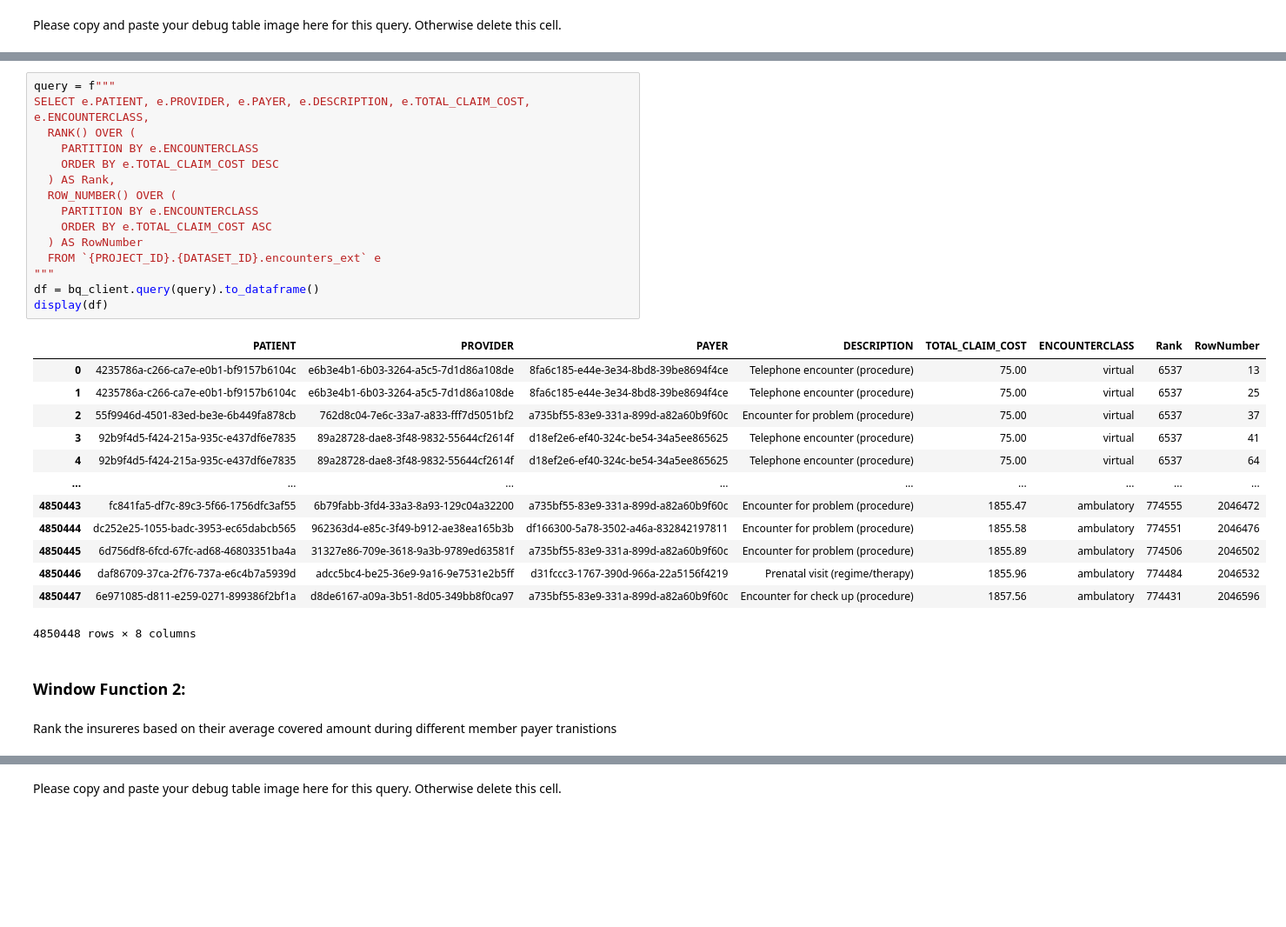
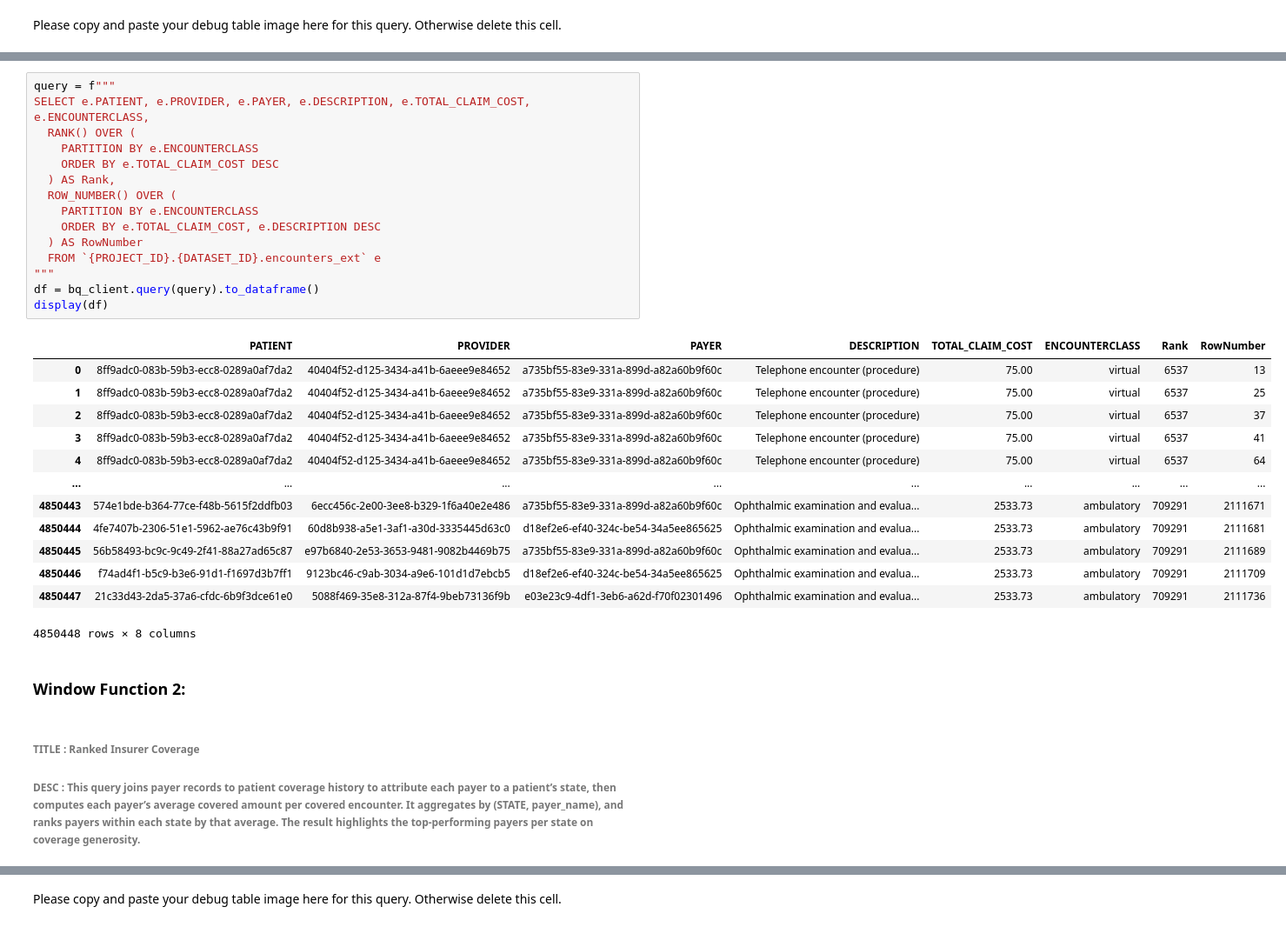
Before and after one commit to nick-allen21/synthetic_patient_analysis, a Jupyter notebook: nallen21_project1.ipynb, the cells around one changed output, grey strips where cells are left out. Shown: that part at 87% size. Saved outputs shown, nothing was run; the diff lists cells and outputs as text; blank space fills up the shorter version.

```diff
--- a/nallen21_project1.ipynb
+++ b/nallen21_project1.ipynb
@@ -515,36 +498,37 @@ Rank encounter classes by their decreasing total claims cost and the row count b
 # %%
 query = f"""
 SELECT e.PATIENT, e.PROVIDER, e.PAYER, e.DESCRIPTION, e.TOTAL_CLAIM_COST, e.ENCOUNTERCLASS,
   RANK() OVER (
     PARTITION BY e.ENCOUNTERCLASS
     ORDER BY e.TOTAL_CLAIM_COST DESC
   ) AS Rank,
   ROW_NUMBER() OVER (
     PARTITION BY e.ENCOUNTERCLASS
-    ORDER BY e.TOTAL_CLAIM_COST ASC
+    ORDER BY e.TOTAL_CLAIM_COST, e.DESCRIPTION DESC
   ) AS RowNumber
   FROM `{PROJECT_ID}.{DATASET_ID}.encounters_ext` e
 """
 df = bq_client.query(query).to_dataframe()
 display(df)
 # %% [output]
 |  | PATIENT | PROVIDER | PAYER | DESCRIPTION | TOTAL_CLAIM_COST | ENCOUNTERCLASS | Rank | RowNumber |
-| 0 | 4235786a-c266-ca7e-e0b1-bf9157b6104c | e6b3e4b1-6b03-3264-a5c5-7d1d86a108de | 8fa6c185-e44e-3e34-8bd8-39be8694f4ce | Telephone encounter (procedure) | 75.00 | virtual | 6537 | 13 |
-| 1 | 4235786a-c266-ca7e-e0b1-bf9157b6104c | e6b3e4b1-6b03-3264-a5c5-7d1d86a108de | 8fa6c185-e44e-3e34-8bd8-39be8694f4ce | Telephone encounter (procedure) | 75.00 | virtual | 6537 | 25 |
-| 2 | 55f9946d-4501-83ed-be3e-6b449fa878cb | 762d8c04-7e6c-33a7-a833-fff7d5051bf2 | a735bf55-83e9-331a-899d-a82a60b9f60c | Encounter for problem (procedure) | 75.00 | virtual | 6537 | 37 |
-| 3 | 92b9f4d5-f424-215a-935c-e437df6e7835 | 89a28728-dae8-3f48-9832-55644cf2614f | d18ef2e6-ef40-324c-be54-34a5ee865625 | Telephone encounter (procedure) | 75.00 | virtual | 6537 | 41 |
-| 4 | 92b9f4d5-f424-215a-935c-e437df6e7835 | 89a28728-dae8-3f48-9832-55644cf2614f | d18ef2e6-ef40-324c-be54-34a5ee865625 | Telephone encounter (procedure) | 75.00 | virtual | 6537 | 64 |
+| 0 | 8ff9adc0-083b-59b3-ecc8-0289a0af7da2 | 40404f52-d125-3434-a41b-6aeee9e84652 | a735bf55-83e9-331a-899d-a82a60b9f60c | Telephone encounter (procedure) | 75.00 | virtual | 6537 | 13 |
+| 1 | 8ff9adc0-083b-59b3-ecc8-0289a0af7da2 | 40404f52-d125-3434-a41b-6aeee9e84652 | a735bf55-83e9-331a-899d-a82a60b9f60c | Telephone encounter (procedure) | 75.00 | virtual | 6537 | 25 |
+| 2 | 8ff9adc0-083b-59b3-ecc8-0289a0af7da2 | 40404f52-d125-3434-a41b-6aeee9e84652 | a735bf55-83e9-331a-899d-a82a60b9f60c | Telephone encounter (procedure) | 75.00 | virtual | 6537 | 37 |
+| 3 | 8ff9adc0-083b-59b3-ecc8-0289a0af7da2 | 40404f52-d125-3434-a41b-6aeee9e84652 | a735bf55-83e9-331a-899d-a82a60b9f60c | Telephone encounter (procedure) | 75.00 | virtual | 6537 | 41 |
+| 4 | 8ff9adc0-083b-59b3-ecc8-0289a0af7da2 | 40404f52-d125-3434-a41b-6aeee9e84652 | a735bf55-83e9-331a-899d-a82a60b9f60c | Telephone encounter (procedure) | 75.00 | virtual | 6537 | 64 |
 | ... | ... | ... | ... | ... | ... | ... | ... | ... |
-| 4850443 | fc841fa5-df7c-89c3-5f66-1756dfc3af55 | 6b79fabb-3fd4-33a3-8a93-129c04a32200 | a735bf55-83e9-331a-899d-a82a60b9f60c | Encounter for problem (procedure) | 1855.47 | ambulatory | 774555 | 2046472 |
-| 4850444 | dc252e25-1055-badc-3953-ec65dabcb565 | 962363d4-e85c-3f49-b912-ae38ea165b3b | df166300-5a78-3502-a46a-832842197811 | Encounter for problem (procedure) | 1855.58 | ambulatory | 774551 | 2046476 |
-| 4850445 | 6d756df8-6fcd-67fc-ad68-46803351ba4a | 31327e86-709e-3618-9a3b-9789ed63581f | a735bf55-83e9-331a-899d-a82a60b9f60c | Encounter for problem (procedure) | 1855.89 | ambulatory | 774506 | 2046502 |
-| 4850446 | daf86709-37ca-2f76-737a-e6c4b7a5939d | adcc5bc4-be25-36e9-9a16-9e7531e2b5ff | d31fccc3-1767-390d-966a-22a5156f4219 | Prenatal visit (regime/therapy) | 1855.96 | ambulatory | 774484 | 2046532 |
-| 4850447 | 6e971085-d811-e259-0271-899386f2bf1a | d8de6167-a09a-3b51-8d05-349bb8f0ca97 | a735bf55-83e9-331a-899d-a82a60b9f60c | Encounter for check up (procedure) | 1857.56 | ambulatory | 774431 | 2046596 |
+| 4850443 | 574e1bde-b364-77ce-f48b-5615f2ddfb03 | 6ecc456c-2e00-3ee8-b329-1f6a40e2e486 | a735bf55-83e9-331a-899d-a82a60b9f60c | Ophthalmic examination and evalua... | 2533.73 | ambulatory | 709291 | 2111671 |
+| 4850444 | 4fe7407b-2306-51e1-5962-ae76c43b9f91 | 60d8b938-a5e1-3af1-a30d-3335445d63c0 | d18ef2e6-ef40-324c-be54-34a5ee865625 | Ophthalmic examination and evalua... | 2533.73 | ambulatory | 709291 | 2111681 |
+| 4850445 | 56b58493-bc9c-9c49-2f41-88a27ad65c87 | e97b6840-2e53-3653-9481-9082b4469b75 | a735bf55-83e9-331a-899d-a82a60b9f60c | Ophthalmic examination and evalua... | 2533.73 | ambulatory | 709291 | 2111689 |
+| 4850446 | f74ad4f1-b5c9-b3e6-91d1-f1697d3b7ff1 | 9123bc46-c9ab-3034-a9e6-101d1d7ebcb5 | d18ef2e6-ef40-324c-be54-34a5ee865625 | Ophthalmic examination and evalua... | 2533.73 | ambulatory | 709291 | 2111709 |
+| 4850447 | 21c33d43-2da5-37a6-cfdc-6b9f3dce61e0 | 5088f469-35e8-312a-87f4-9beb73136f9b | e03e23c9-4df1-3eb6-a62d-f70f02301496 | Ophthalmic examination and evalua... | 2533.73 | ambulatory | 709291 | 2111736 |
 4850448 rows × 8 columns
 # %% [markdown]
 ### Window Function 2:
-# %% [markdown]
-Rank the insureres based on their average covered amount during different member payer tranistions
+# %% [markdown]
+###### **TITLE** : Ranked Insurer Coverage
+###### **DESC** : This query joins payer records to patient coverage history to attribute each payer to a patient’s state, then computes each payer’s average covered amount per covered encounter. It aggregates by (STATE, payer_name), and ranks payers within each state by that average. The result highlights the top-performing payers per state on coverage generosity.
 # %%
 query = f"""
 WITH payer_stats AS (
```
Also changed, not shown: parts of 40 cells of this notebook.
